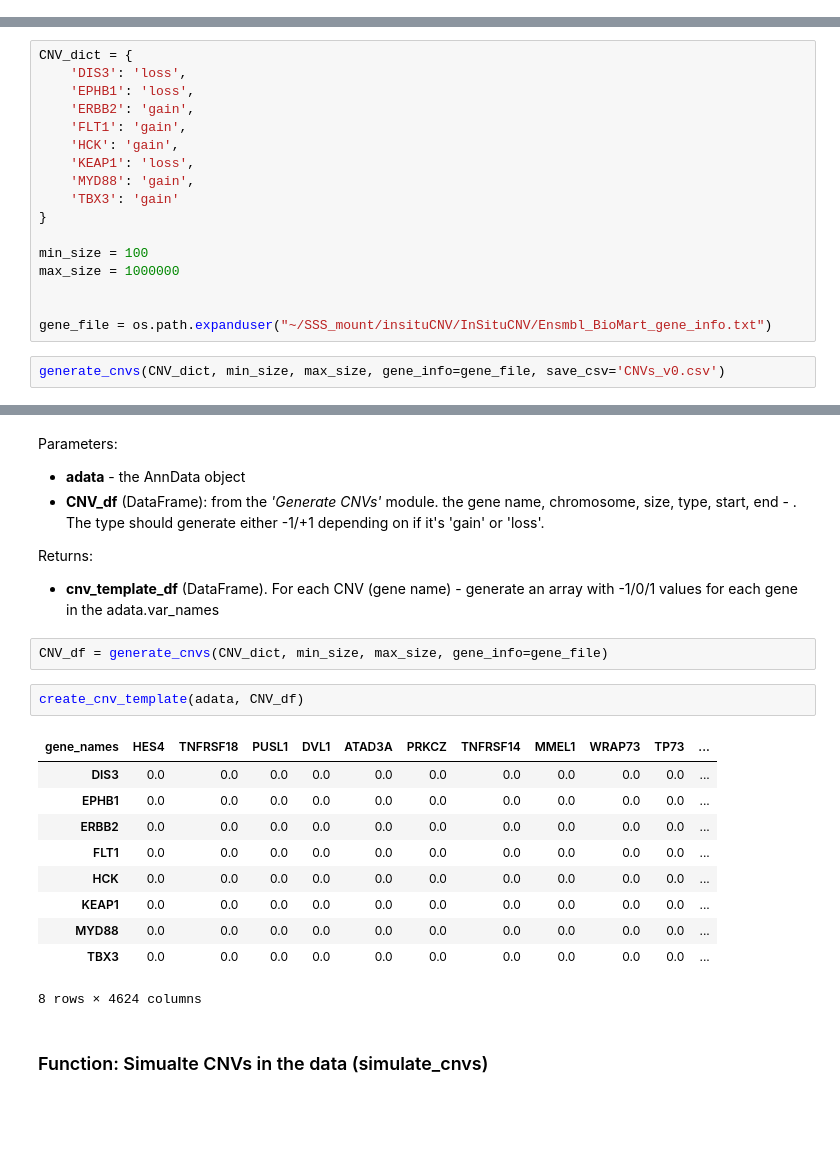
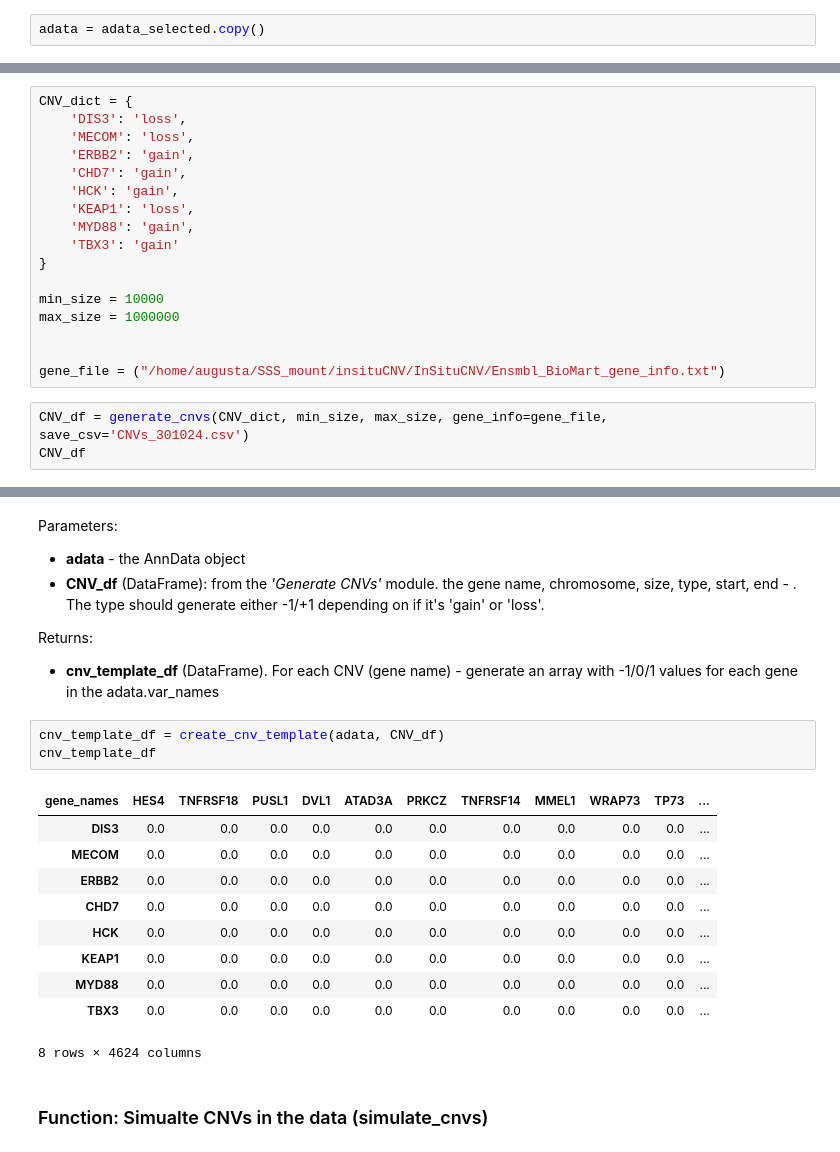
Before and after one commit to Moldia/InSituCNV, a Jupyter notebook: Figure2/01_Simulate_CNVs_in_spatial_data/Simulate_CNVs/Add_CNVs_to_data.ipynb, the cells around one changed output, grey strips where cells are left out. Saved outputs shown, nothing was run; the diff lists cells and outputs as text; blank space fills up the shorter version.

```diff
--- a/Figure2/01_Simulate_CNVs_in_spatial_data/Simulate_CNVs/Add_CNVs_to_data.ipynb
+++ b/Figure2/01_Simulate_CNVs_in_spatial_data/Simulate_CNVs/Add_CNVs_to_data.ipynb
@@ -23 +319,3 @@ adata = sc.read_h5ad(adata_path)
+# %%
+adata = adata_selected.copy()
 # %% [markdown]
@@ -73,21 +532,22 @@ Returns:
 # %%
 CNV_dict = {
     'DIS3': 'loss',
-    'EPHB1': 'loss',
+    'MECOM': 'loss',
     'ERBB2': 'gain',
-    'FLT1': 'gain',
+    'CHD7': 'gain',
     'HCK': 'gain',
     'KEAP1': 'loss',
     'MYD88': 'gain',
     'TBX3': 'gain'
 }
 
-min_size = 100
+min_size = 10000
 max_size = 1000000
 
 
-gene_file = os.path.expanduser("~/SSS_mount/insituCNV/InSituCNV/Ensmbl_BioMart_gene_info.txt")
+gene_file = ("/home/augusta/SSS_mount/insituCNV/InSituCNV/Ensmbl_BioMart_gene_info.txt")
 # %%
-generate_cnvs(CNV_dict, min_size, max_size, gene_info=gene_file, save_csv='CNVs_v0.csv')
+CNV_df = generate_cnvs(CNV_dict, min_size, max_size, gene_info=gene_file, save_csv='CNVs_301024.csv')
+CNV_df
 # %% [output]
 |  | Gene name | Chromosome | Size (bp) | Type | Start (bp) | End (bp) |
@@ -112,16 +572,15 @@ Parameters:
 Returns:
 
 - **cnv_template_df** (DataFrame). For each CNV (gene name) - generate an array with -1/0/1 values for each gene in the adata.var_names
-# %%
-CNV_df = generate_cnvs(CNV_dict, min_size, max_size, gene_info=gene_file)
 # %%
-create_cnv_template(adata, CNV_df)
+cnv_template_df = create_cnv_template(adata, CNV_df)
+cnv_template_df
 # %% [output]
 | gene_names | HES4 | TNFRSF18 | PUSL1 | DVL1 | ATAD3A | PRKCZ | TNFRSF14 | MMEL1 | WRAP73 | TP73 | ... |
 | DIS3 | 0.0 | 0.0 | 0.0 | 0.0 | 0.0 | 0.0 | 0.0 | 0.0 | 0.0 | 0.0 | ... |
-| EPHB1 | 0.0 | 0.0 | 0.0 | 0.0 | 0.0 | 0.0 | 0.0 | 0.0 | 0.0 | 0.0 | ... |
+| MECOM | 0.0 | 0.0 | 0.0 | 0.0 | 0.0 | 0.0 | 0.0 | 0.0 | 0.0 | 0.0 | ... |
 | ERBB2 | 0.0 | 0.0 | 0.0 | 0.0 | 0.0 | 0.0 | 0.0 | 0.0 | 0.0 | 0.0 | ... |
-| FLT1 | 0.0 | 0.0 | 0.0 | 0.0 | 0.0 | 0.0 | 0.0 | 0.0 | 0.0 | 0.0 | ... |
+| CHD7 | 0.0 | 0.0 | 0.0 | 0.0 | 0.0 | 0.0 | 0.0 | 0.0 | 0.0 | 0.0 | ... |
 | HCK | 0.0 | 0.0 | 0.0 | 0.0 | 0.0 | 0.0 | 0.0 | 0.0 | 0.0 | 0.0 | ... |
 | KEAP1 | 0.0 | 0.0 | 0.0 | 0.0 | 0.0 | 0.0 | 0.0 | 0.0 | 0.0 | 0.0 | ... |
 | MYD88 | 0.0 | 0.0 | 0.0 | 0.0 | 0.0 | 0.0 | 0.0 | 0.0 | 0.0 | 0.0 | ... |
```
Also changed, not shown: parts of 29 cells of this notebook, 14 other files.
